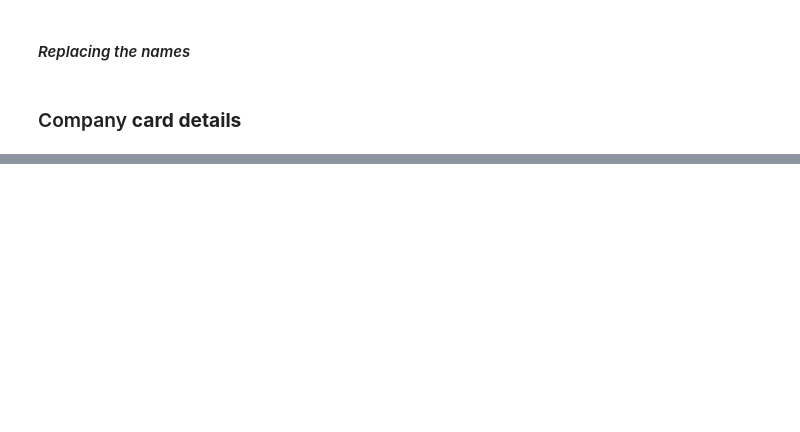
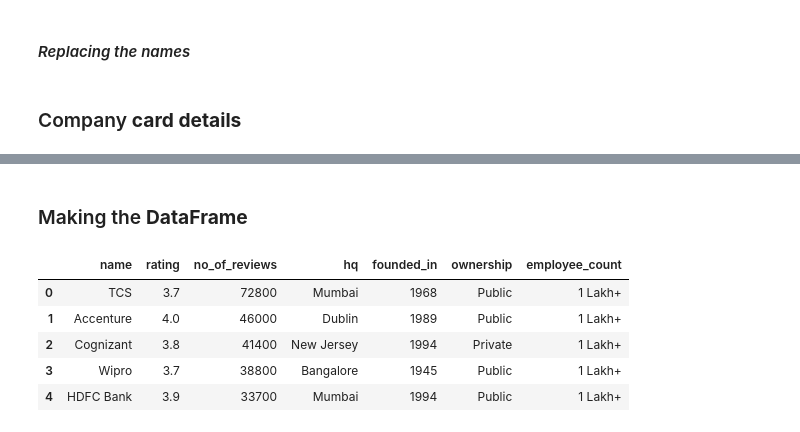
Before and after one commit to nirmit27/learning-python, a Jupyter notebook: CampusX/Web Scraping - Intro.ipynb, the cells around one changed output, grey strips where cells are left out. Cells and saved outputs as stored; diff of their text form; code cells hidden in the pictures; blank space fills up the shorter version.

Commit message:
data collection done

```diff
--- a/CampusX/Web Scraping - Intro.ipynb
+++ b/CampusX/Web Scraping - Intro.ipynb
@@ -236,12 +240,35 @@ Number of Companies = 20
 # %%
-hq_data = []
+hq_data, founded_in_data, ownership, emp_count, ratings, reviews = [], [], [], [], [], []
+
+cities = {
+    'Bengaluru/Bangalore': 'Bangalore',
+    'Bangalore/Bengaluru': 'Bangalore',
+    'Teaneck.': 'New Jersey',
+    'New': 'New York',
+    'Navi': 'Navi Mumbai'
+}
 
 for cc in company_cards:
-    data = cc.find('span', class_="companyCardWrapper__interLinking").text.strip().split('|')
+    data = cc.find(
+        'span', class_="companyCardWrapper__interLinking").text.strip().split('|')
 
     hq_ = data[-1].split()[0]
+    fd_ = 2024 - int(data[-2].split()[0])
+    own_ = data[-3].strip()
+    emp_ = ' '.join(data[1].split()[:-1])
+
+    if hq_ in cities.keys():
+        hq_ = cities[hq_]
+
+    if own_.startswith('1') or own_.startswith('F'):
+        own_ = 'Private'
 
     hq_data.append(hq_)
+    founded_in_data.append(fd_)
+    ownership.append(own_)
+    emp_count.append(emp_)
 
-for i in range(len(hq_data)):
-    companies[i].hq = hq_data[i].strip('.').replace('Bengaluru', 'Bangalore').replace('/Bangalore', '')
+
+for c in companies:
+    ratings.append(c.rating)
+    reviews.append(int(c.review))
@@ -279,0 +275,21 @@ Name : HDB Financial Services   Rating : 4.0    Number of reviews : 18000.0
+# %% [markdown]
+### Making the **DataFrame**
+# %%
+df = pd.DataFrame({
+    'name': names,
+    'rating': ratings,
+    'no_of_reviews': reviews,
+    'hq': hq_data,
+    'founded_in': founded_in_data,
+    'ownership': ownership,
+    'employee_count': emp_count,
+})
+
+df.head()
+# %% [output]
+|  | name | rating | no_of_reviews | hq | founded_in | ownership | employee_count |
+| 0 | TCS | 3.7 | 72800 | Mumbai | 1968 | Public | 1 Lakh+ |
+| 1 | Accenture | 4.0 | 46000 | Dublin | 1989 | Public | 1 Lakh+ |
+| 2 | Cognizant | 3.8 | 41400 | New Jersey | 1994 | Private | 1 Lakh+ |
+| 3 | Wipro | 3.7 | 38800 | Bangalore | 1945 | Public | 1 Lakh+ |
+| 4 | HDFC Bank | 3.9 | 33700 | Mumbai | 1994 | Public | 1 Lakh+ |
```
Also changed, not shown: parts of 9 cells of this notebook.
